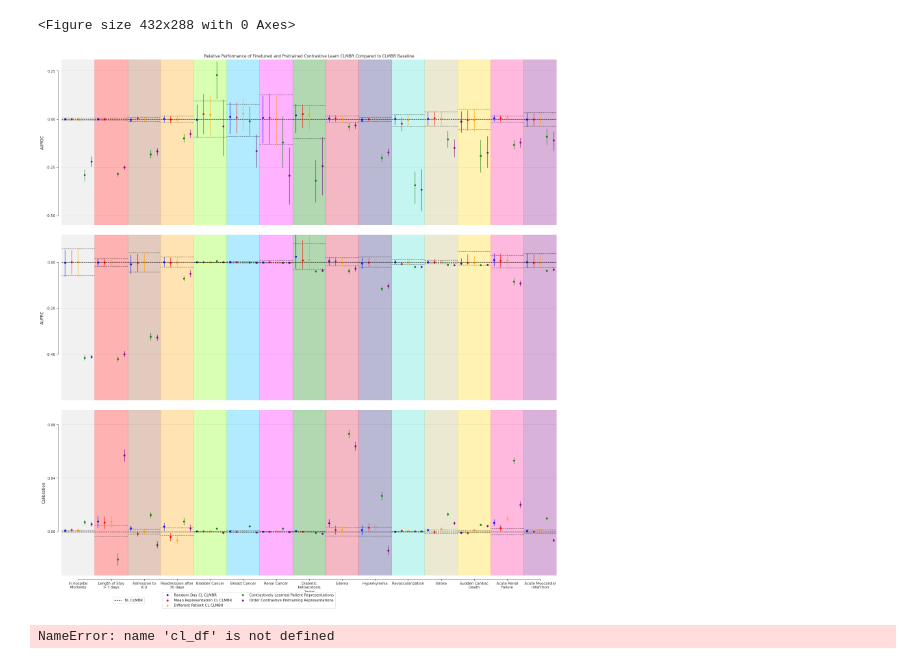
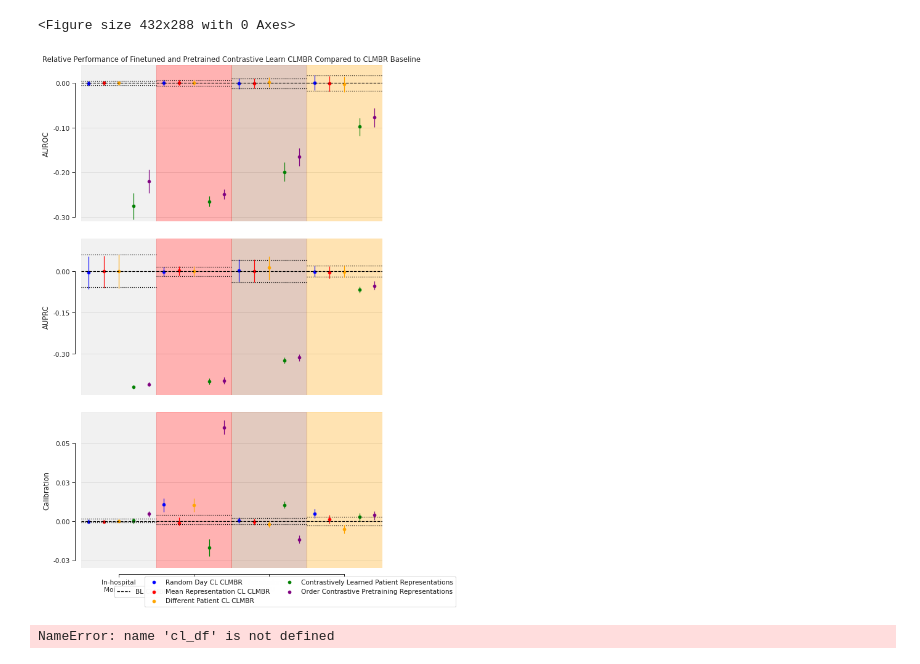
Before and after one commit to som-shahlab/CLMBR-contrastive-learning, a Jupyter notebook: experiments/main/notebooks/plot_evaluation.ipynb, the cells around one changed output. Drawn from its saved outputs; the diff is of its cells as text; code cells hidden in the pictures.

```diff
--- a/experiments/main/notebooks/plot_evaluation.ipynb
+++ b/experiments/main/notebooks/plot_evaluation.ipynb
@@ -20,7 +20,7 @@ warnings.filterwarnings('ignore')
 # %% [output]
 <Figure size 432x288 with 0 Axes>
 # %%
-tasks = ['hospital_mortality', 'LOS_7', 'icu_admission', 'readmission_30', 'bladder_cancer', 'breast_cancer',  'renal_cancer', 'diabetic_ketoacidosis', 'edema', 'hyperkylemia', 'revascularization','stroke', 'sudden_cardiac_death', 'acute_renal_failure', 'acute_myocardial_infarction']
+tasks = ['hospital_mortality', 'LOS_7', 'icu_admission', 'readmission_30']#, 'bladder_cancer', 'breast_cancer',  'renal_cancer', 'diabetic_ketoacidosis', 'edema', 'hyperkylemia', 'revascularization','stroke', 'sudden_cardiac_death', 'acute_renal_failure', 'acute_myocardial_infarction']
 metrics = ['auc', 'auprc', 'ace_abs_logistic_log']
 model_path = '/local-scratch/nigam/projects/jlemmon/cl-clmbr/experiments/main/artifacts/models'
 results_path = '/local-scratch/nigam/projects/jlemmon/cl-clmbr/experiments/main/artifacts/results'
@@ -31,18 +31,34 @@ titles = {'hospital_mortality':'In-hospital\nMortality', 'LOS_7':'Length of Stay
 # %%
 y_axis = {
     'auc':{
-        'lim':[-0.55, 0.31],
+        'lim':[-0.31, 0.04],
         'label':'AUROC'
     },
     'auprc':{
-        'lim':[-0.6, 0.12],
+        'lim':[-0.45, 0.12],
         'label':'AUPRC'
     },
     'ace_abs_logistic_log':{
-        'lim':[-0.0328, 0.0911],
+        'lim':[-0.03, 0.07],
         'label':'Calibration'
     }
 }
+
+# y_axis = {
+#     'auc':{
+#         'lim':[-0.55, 0.31],
+#         'label':'AUROC'
+#     },
+#     'auprc':{
+#         'lim':[-0.6, 0.12],
+#         'label':'AUPRC'
+#     },
+#     'ace_abs_logistic_log':{
+#         'lim':[-0.0328, 0.0911],
+#         'label':'Calibration'
+#     }
+# }
+
 
 bg_colours = {
     'hospital_mortality':'lightgray',
@@ -144,7 +160,7 @@ for task in tasks:
     ocp_df = pd.concat([ocp_df,df])
 # %%
 # For each task plot baseline vs CL
-fig, axes = plt.subplots(nrows=len(metrics), ncols=1, figsize=(22,27))
+fig, axes = plt.subplots(nrows=len(metrics), ncols=1, figsize=(8,15))
 plt.tight_layout(w_pad=1,h_pad=0.5,rect=[0.05,0.15,1,0.95])
 
 for r, metric in enumerate(metrics):
@@ -260,34 +276,34 @@ for r, metric in enumerate(metrics):
         axes[r].set_xlim([0.5,len(tasks)+0.5])
         axes[r].yaxis.set_major_locator(MaxNLocator(nbins=4,prune='both'))
         axes[r].grid(which='major', linewidth=0.5, axis='y')
         if r == 0:
             axes[r].set_title('Relative Performance of Finetuned and Pretrained Contrastive Learn CLMBR Compared to CLMBR Baseline')
         if r == len(metrics) - 1:
             axes[r].set_xlabel('Tasks')
             axes[r].set_xticklabels(labels=[titles[t] for t in tasks])
             bl_leg = [x[0]for x in bl_leg]
             bl_leg_lbls = ['BL CLMBR']
             bl_legend = plt.legend(bl_leg, bl_leg_lbls, bbox_to_anchor=(0.1,-0.2,0.1,0.1), loc="center left")
             plt.gca().add_artist(bl_legend)
             cl_leg_lbls = ['Random Day CL CLMBR', 'Mean Representation CL CLMBR', 'Different Patient CL CLMBR', 'Contrastively Learned Patient Representations', 'Order Contrastive Pretraining Representations']
             cl_legend = plt.legend(cl_leg, cl_leg_lbls, ncol=2, bbox_to_anchor=(0.2,-0.2,0.1,0.1), loc="center left")
             plt.gca().add_artist(cl_legend)
 
         else:
             axes[r].set_xticklabels('')
             axes[r].set_xlabel('')
             axes[r].spines['bottom'].set_color('white')
             axes[r].tick_params(axis='x', length=0)
         axes[r].set_ylabel(y_axis[metric]['label'])
         axes[r].yaxis.set_major_formatter(FormatStrFormatter('%.2f'))
 
 sns.despine(offset=10, trim=True,)
 
 
 plt.savefig('figures/base_task_eval.png', bbox_inches='tight')
 plt.show()
 # %% [output]
-[figure, old version]
+[figure, new version]
 # %%
 for t in tasks:
     s = f""
```
Also changed, not shown: 13 other files.
